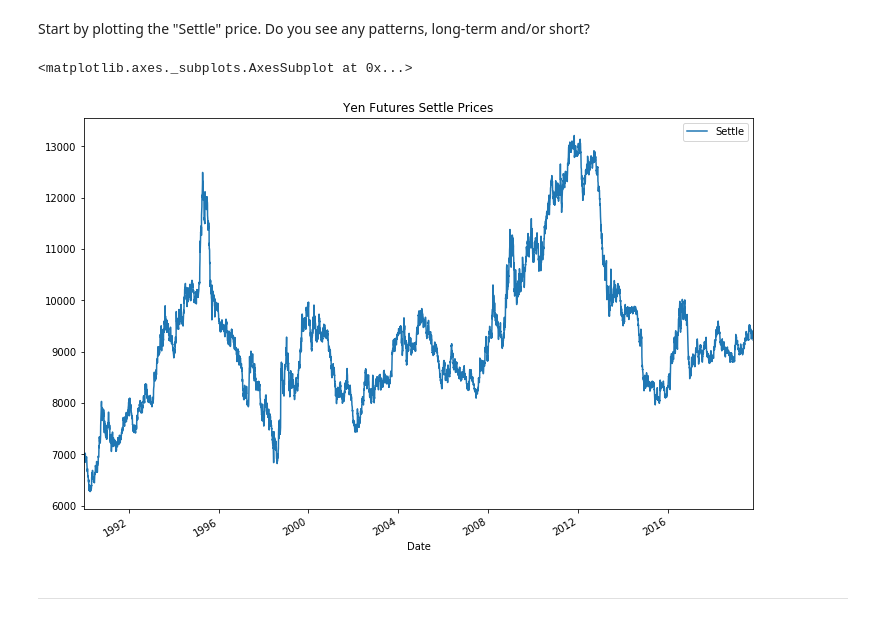
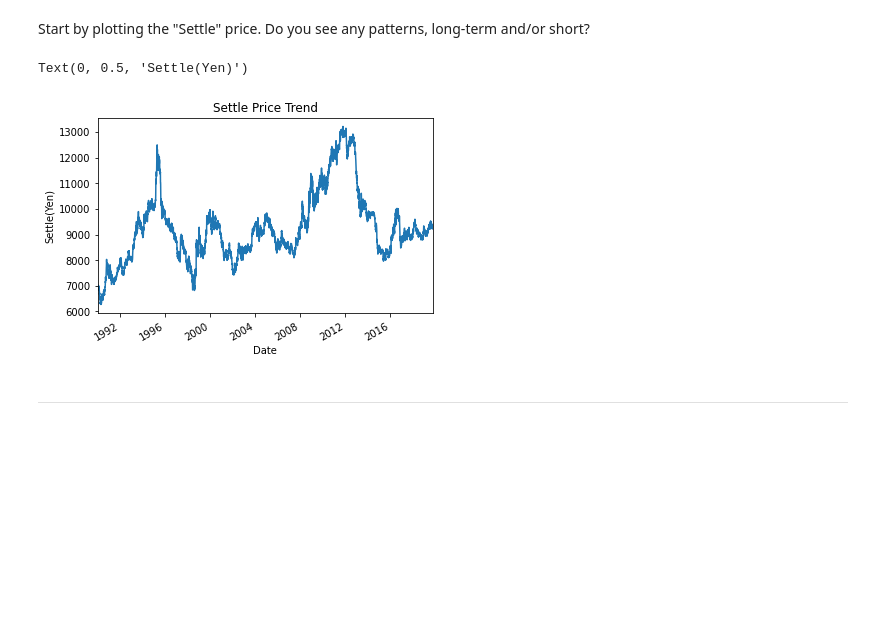
Before and after one commit to dbogatic/time-series-homework, a Jupyter notebook: time_series_analysis.ipynb, the cells around one changed output. Drawn from its saved outputs; the diff is of its cells as text; code cells hidden in the pictures; blank space fills up the shorter version.

```diff
--- a/time_series_analysis.ipynb
+++ b/time_series_analysis.ipynb
@@ -39,10 +40,11 @@ yen_futures.head()
  Start by plotting the "Settle" price. Do you see any patterns, long-term and/or short?
 # %%
 # Plot just the "Settle" column from the dataframe:
-# YOUR CODE HERE!
+yen_futures["Settle"].plot(title="Settle Price Trend")
+plt.ylabel("Settle(Yen)")
 # %% [output]
-<matplotlib.axes._subplots.AxesSubplot at 0x...>
+Text(0, 0.5, 'Settle(Yen)')
-[figure, old version]
+[figure, new version]
 # %% [markdown]
 ---
 # %% [markdown]
```
Also changed, not shown: parts of 27 cells of this notebook, 2 other files.
